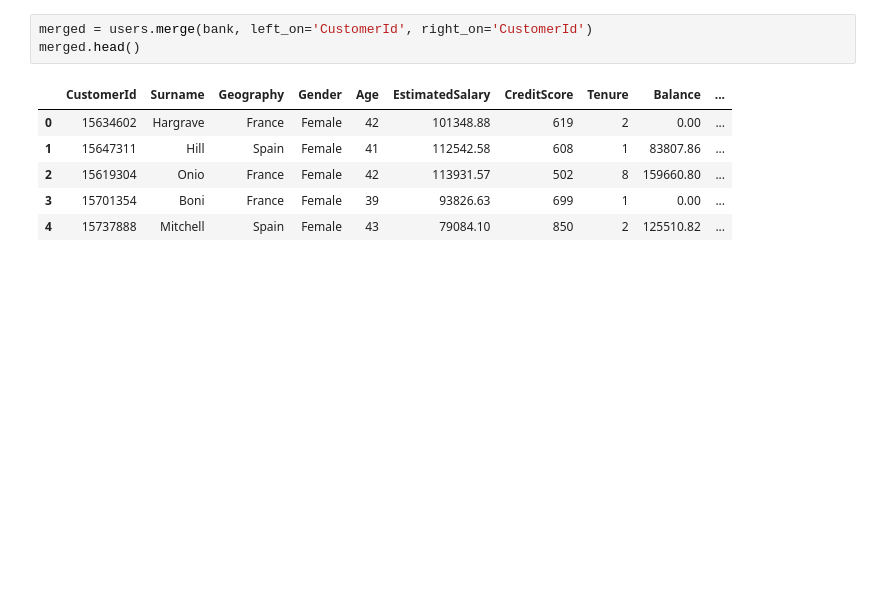
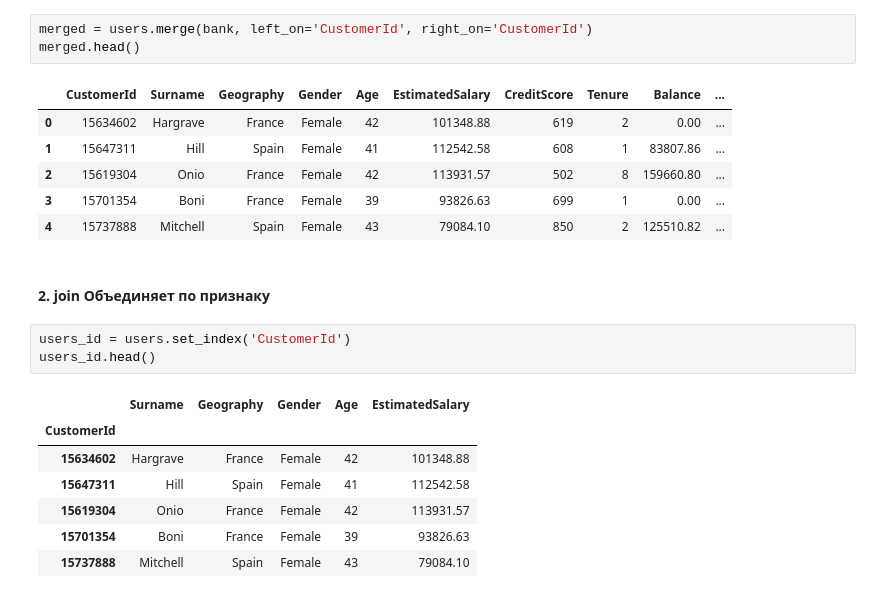
Before and after one commit to Globnsk/PYTHON, a Jupyter notebook: Less3.ipynb, the cells around one changed output. Cells and saved outputs as stored; diff of their text form; blank space fills up the shorter version.

```diff
--- a/Less3.ipynb
+++ b/Less3.ipynb
@@ -327,3 +327,16 @@ merged.head()
 | 2 | 15619304 | Onio | France | Female | 42 | 113931.57 | 502 | 8 | 159660.80 | ... |
 | 3 | 15701354 | Boni | France | Female | 39 | 93826.63 | 699 | 1 | 0.00 | ... |
 | 4 | 15737888 | Mitchell | Spain | Female | 43 | 79084.10 | 850 | 2 | 125510.82 | ... |
+# %% [markdown]
+#### 2. join Объединяет по признаку
+# %%
+users_id = users.set_index('CustomerId')
+users_id.head()
+# %% [output]
+|  | Surname | Geography | Gender | Age | EstimatedSalary |
+| CustomerId |  |  |  |  |  |
+| 15634602 | Hargrave | France | Female | 42 | 101348.88 |
+| 15647311 | Hill | Spain | Female | 41 | 112542.58 |
+| 15619304 | Onio | France | Female | 42 | 113931.57 |
+| 15701354 | Boni | France | Female | 39 | 93826.63 |
+| 15737888 | Mitchell | Spain | Female | 43 | 79084.10 |
```
Also changed, not shown: parts of 3 cells of this notebook.
